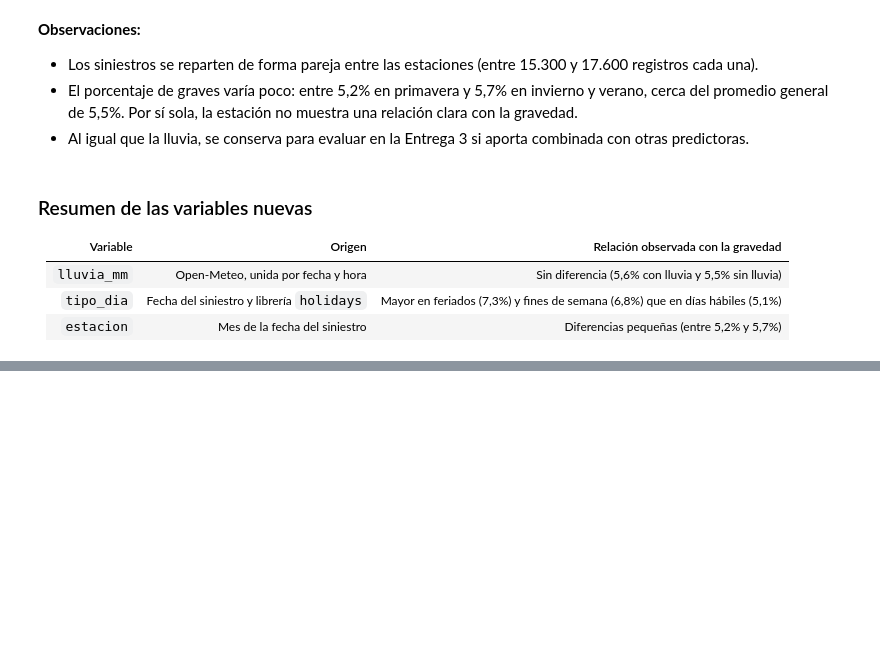
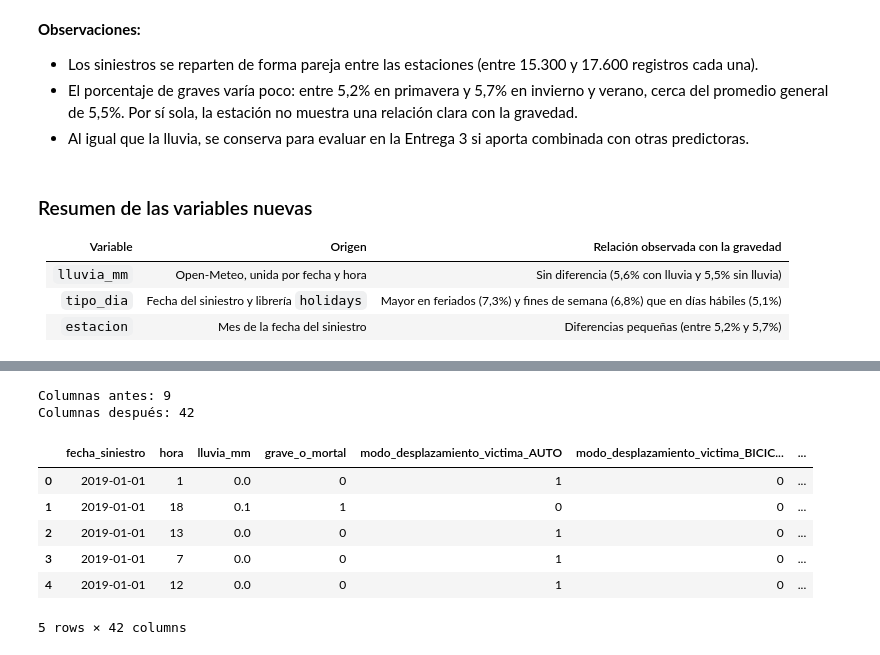
Before and after one commit to juanpablomonllor/prediccion_gravedad_siniestros_viales_caba, a Jupyter notebook: notebooks/1.0-jpm-eda-preprocesamiento.ipynb, the cells around one changed output, grey strips where cells are left out. Cells and saved outputs as stored; diff of their text form; code cells hidden in the pictures; blank space fills up the shorter version.

```diff
--- a/notebooks/1.0-jpm-eda-preprocesamiento.ipynb
+++ b/notebooks/1.0-jpm-eda-preprocesamiento.ipynb
@@ -728,0 +738,14 @@ tabla_estacion
+# %%
+# Guardo la cantidad inicial para medir cuántos registros se eliminan en total.
+filas_iniciales = len(siniestros)
+
+# Elimino el registro con el error de planilla "#¡REF!".
+error_ref = siniestros["modo_desplazamiento_victima"] == "#¡REF!"
+print("Registros con #¡REF!:", error_ref.sum())
+siniestros = siniestros[~error_ref]
+
+# Unifico CAMIONETA con UTILITARIO en la contraparte.
+print("Registros con CAMIONETA:", (siniestros["contraparte_siniestro"] == "CAMIONETA").sum())
+siniestros["contraparte_siniestro"] = siniestros["contraparte_siniestro"].replace("CAMIONETA", "UTILITARIO")
+
+print("Filas actuales:", len(siniestros))
@@ -728,0 +817,18 @@ tabla_estacion
+# %%
+# Me quedo con las predictoras, la variable objetivo y la fecha.
+# La hora pasa de texto a número entero y se renombra como "hora".
+siniestros["hora"] = siniestros["rango_horario"].astype(int)
+
+columnas_finales = ["fecha_siniestro",
+                    "modo_desplazamiento_victima", "contraparte_siniestro",
+                    "tipo_de_via_siniestro", "hora", "lluvia_mm",
+                    "tipo_dia", "estacion",
+                    "grave_o_mortal"]
+siniestros_limpio = siniestros[columnas_finales].copy()
+
+eliminadas = filas_iniciales - len(siniestros_limpio)
+print("Filas iniciales:", filas_iniciales)
+print("Filas eliminadas:", eliminadas, f"({round(eliminadas / filas_iniciales * 100, 1)}%)")
+print("Filas finales:", len(siniestros_limpio))
+print("Porcentaje de graves:", round(siniestros_limpio["grave_o_mortal"].mean() * 100, 1), "%")
+siniestros_limpio.info()
@@ -728,0 +868,20 @@ tabla_estacion
+# %%
+# Convierto las variables categóricas en columnas de 0 y 1 (one-hot encoding).
+categoricas = ["modo_desplazamiento_victima", "contraparte_siniestro",
+               "tipo_de_via_siniestro", "tipo_dia", "estacion"]
+
+siniestros_modelo = pd.get_dummies(siniestros_limpio, columns=categoricas, dtype=int)
+
+print("Columnas antes:", siniestros_limpio.shape[1])
+print("Columnas después:", siniestros_modelo.shape[1])
+siniestros_modelo.head()
+# %% [output]
+Columnas antes: 9
+Columnas después: 42
+|  | fecha_siniestro | hora | lluvia_mm | grave_o_mortal | modo_desplazamiento_victima_AUTO | modo_desplazamiento_victima_BICIC... | ... |
+| 0 | 2019-01-01 | 1 | 0.0 | 0 | 1 | 0 | ... |
+| 1 | 2019-01-01 | 18 | 0.1 | 1 | 0 | 0 | ... |
+| 2 | 2019-01-01 | 13 | 0.0 | 0 | 1 | 0 | ... |
+| 3 | 2019-01-01 | 7 | 0.0 | 0 | 1 | 0 | ... |
+| 4 | 2019-01-01 | 12 | 0.0 | 0 | 1 | 0 | ... |
+5 rows × 42 columns
```
Also changed, not shown: parts of 12 cells of this notebook, 3 other files.
